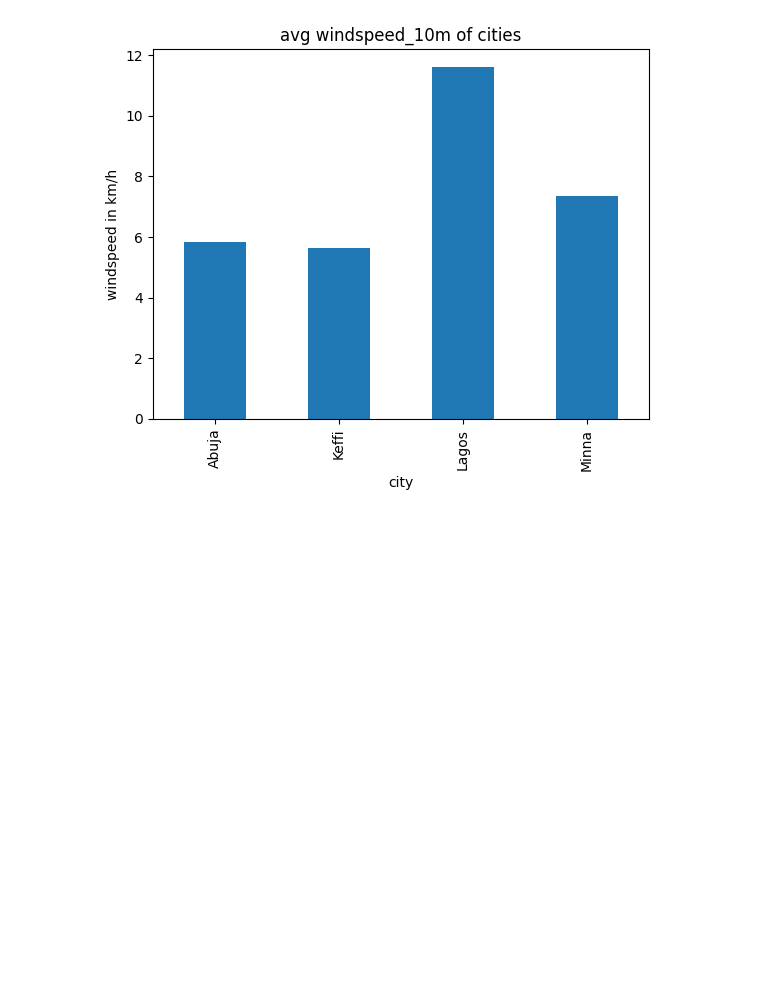
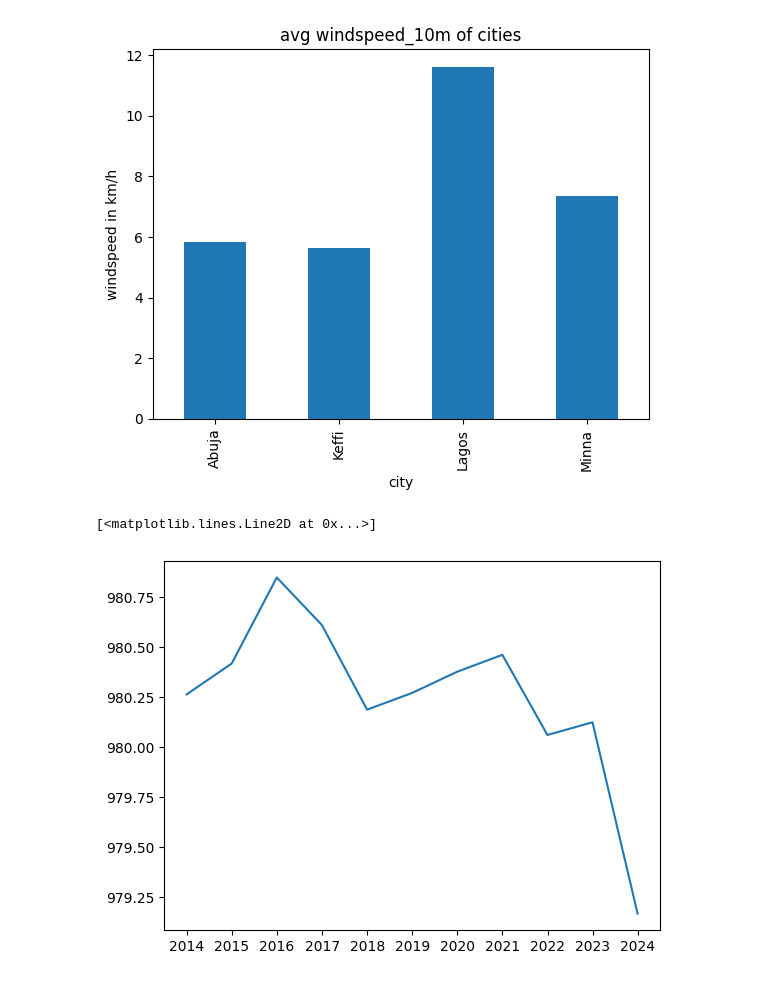
Before and after one commit to vdavidanalyst/Weather_wiz, a Jupyter notebook: analysis.ipynb, the cells around one changed output. Cells and saved outputs as stored; diff of their text form; code cells hidden in the pictures; blank space fills up the shorter version.

```diff
--- a/analysis.ipynb
+++ b/analysis.ipynb
@@ -141,3 +141,14 @@ plt.ylabel('windspeed in km/h')
 # %% [output]
 Text(0, 0.5, 'windspeed in km/h')
 [figure]
+# %%
+#converting time column to date time format
+df['time'] = pd.to_datetime(df['time'], format='%Y-%m-%d')
+# %%
+#setting index as time
+df = df.set_index(df['time'])
+# %%
+plt.plot(df['surface_pressure'].resample('Y').mean())
+# %% [output]
+[<matplotlib.lines.Line2D at 0x...>]
+[figure, added]
```
Also changed, not shown: parts of 1 cell of this notebook.
